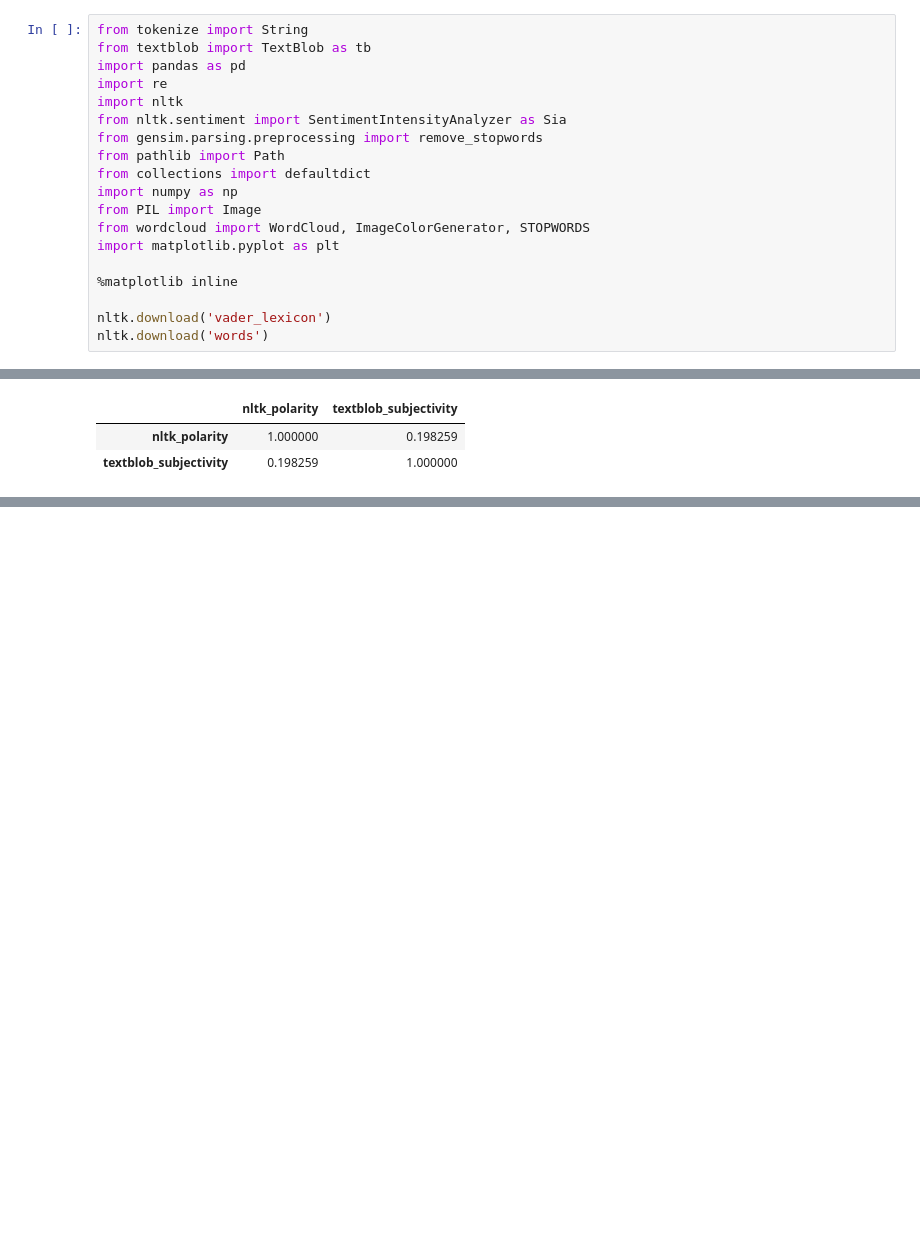
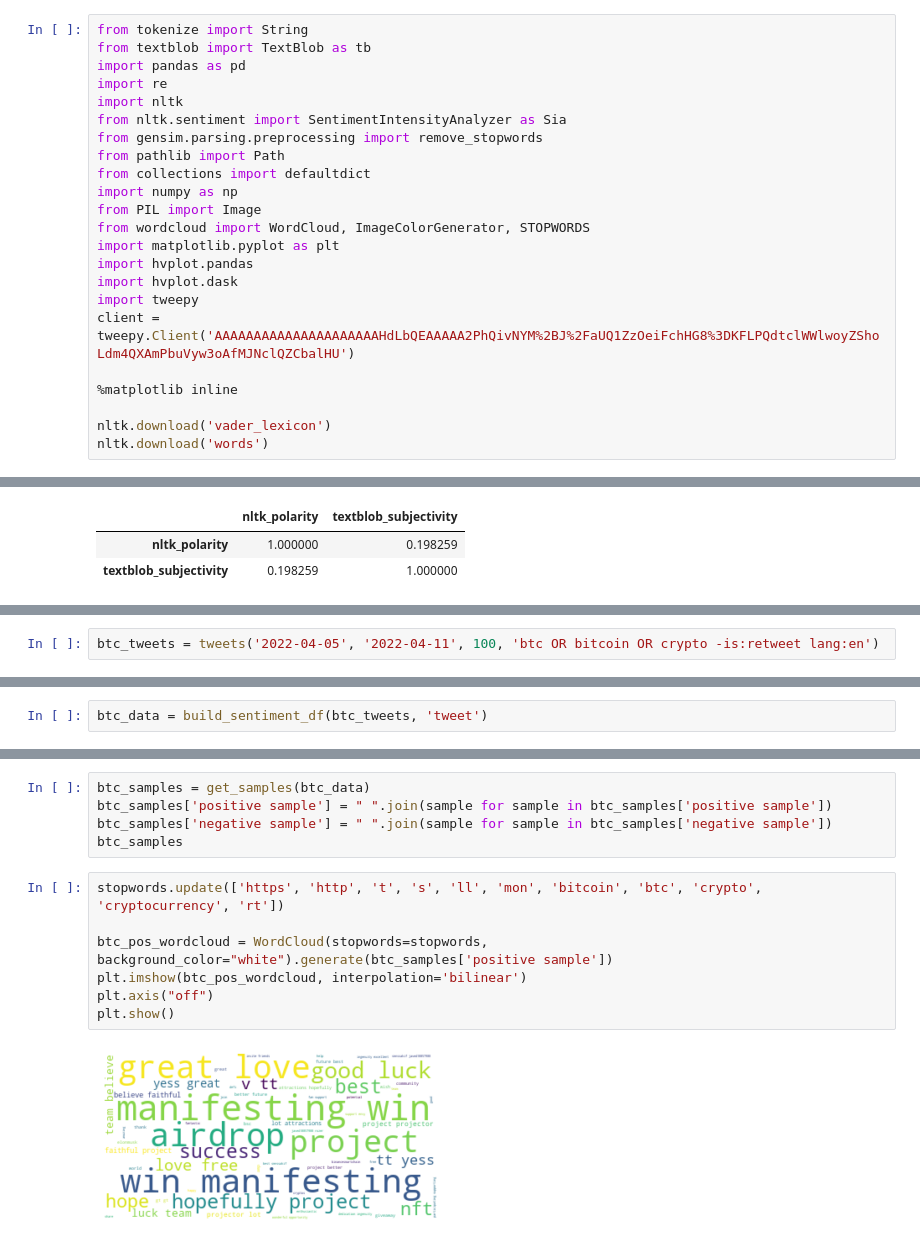
Before and after one commit to LaachH/dream_team, a Jupyter notebook: gunin files/refined.ipynb, the cells around one changed output, grey strips where cells are left out. Saved outputs shown, nothing was run; the diff lists cells and outputs as text; blank space fills up the shorter version.

Commit message:
generated wordclouds

```diff
--- a/gunin files/refined.ipynb
+++ b/gunin files/refined.ipynb
@@ -12,6 +12,10 @@ import numpy as np
 from PIL import Image
 from wordcloud import WordCloud, ImageColorGenerator, STOPWORDS
 import matplotlib.pyplot as plt
+import hvplot.pandas
+import hvplot.dask
+import tweepy
+client = tweepy.Client('AAAAAAAAAAAAAAAAAAAAAHdLbQEAAAAA2PhQivNYM%2BJ%2FaUQ1ZzOeiFchHG8%3DKFLPQdtclWWlwoyZShoLdm4QXAmPbuVyw3oAfMJNclQZCbalHU')
 
 %matplotlib inline
 
@@ -233,0 +316,2 @@ refined_tweet_df[['nltk_polarity', 'textblob_subjectivity']].corr()
+# %%
+btc_tweets = tweets('2022-04-05', '2022-04-11', 100, 'btc OR bitcoin OR crypto -is:retweet lang:en')
@@ -233,0 +335,2 @@ refined_tweet_df[['nltk_polarity', 'textblob_subjectivity']].corr()
+# %%
+btc_data = build_sentiment_df(btc_tweets, 'tweet')
@@ -233,0 +362,14 @@ refined_tweet_df[['nltk_polarity', 'textblob_subjectivity']].corr()
+# %%
+btc_samples = get_samples(btc_data)
+btc_samples['positive sample'] = " ".join(sample for sample in btc_samples['positive sample'])
+btc_samples['negative sample'] = " ".join(sample for sample in btc_samples['negative sample'])
+btc_samples
+# %%
+stopwords.update(['https', 'http', 't', 's', 'll', 'mon', 'bitcoin', 'btc', 'crypto', 'cryptocurrency', 'rt'])
+
+btc_pos_wordcloud = WordCloud(stopwords=stopwords, background_color="white").generate(btc_samples['positive sample'])
+plt.imshow(btc_pos_wordcloud, interpolation='bilinear')
+plt.axis("off")
+plt.show()
+# %% [output]
+[figure, added]
```
Also changed, not shown: parts of 14 cells of this notebook, 17 other files.
